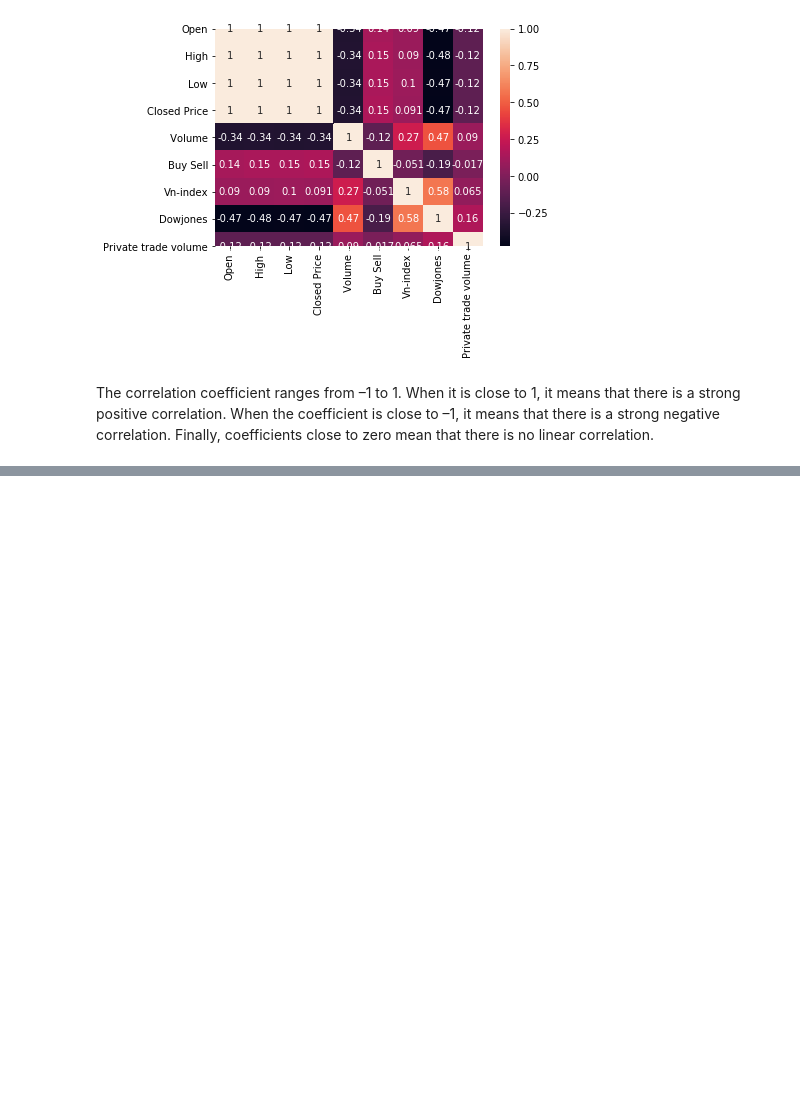
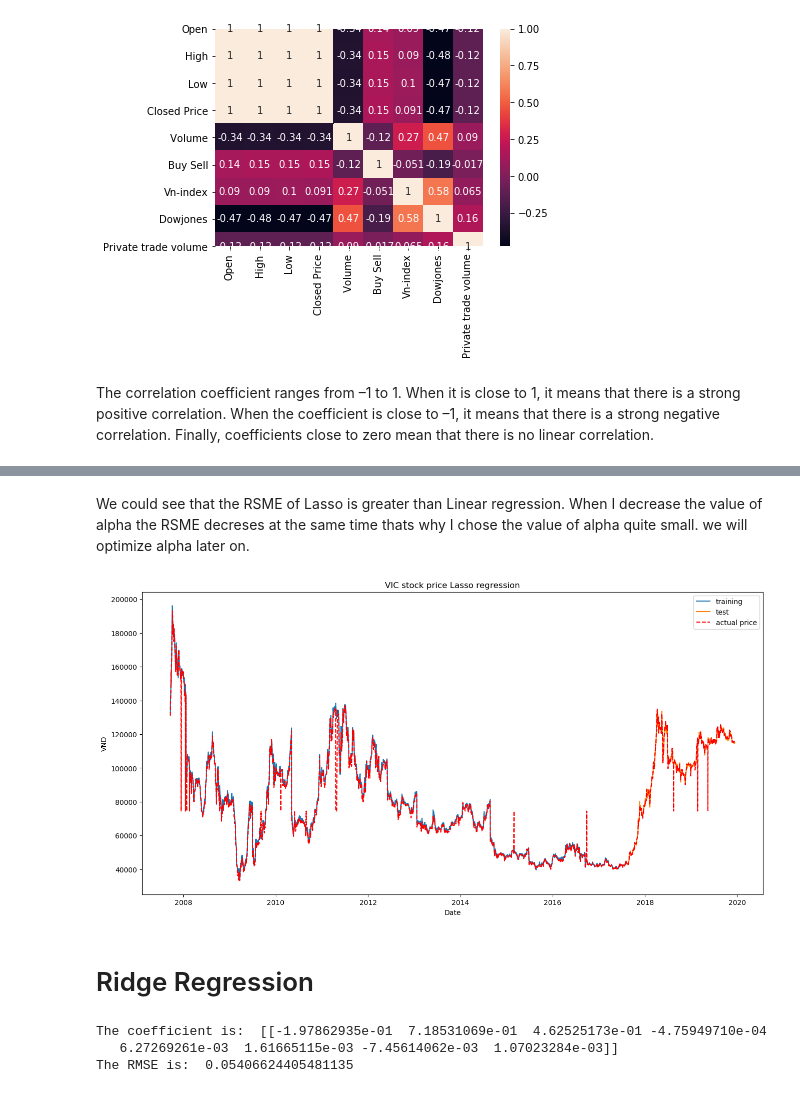
Before and after one commit to lazykat031192/pythonprojectfinal, a Jupyter notebook: pythonfinalproject.ipynb, the cells around one changed output, grey strips where cells are left out. Saved outputs shown, nothing was run; the diff lists cells and outputs as text; code cells hidden in the pictures; blank space fills up the shorter version.

```diff
--- a/pythonfinalproject.ipynb
+++ b/pythonfinalproject.ipynb
@@ -25,6 +26,7 @@ VIC_train=pd.read_csv("C:/Users/DELL/Desktop/VIC_train.csv") #training set  20/9
 VIC_test=pd.read_csv("C:/Users/DELL/Desktop/VIC_test.csv") #test set  1/8/2018-13/12/2019
 VIC=pd.read_csv("C:/Users/DELL/Desktop/VIC.csv") #the whole data set, which 80.5% is for training, 19.5%  is for testing
 
+#
 #X = VIC.values
 #train_size = int(len(X) * 0.805)
 #train, test = X[0:train_size], X[train_size:len(X)]
@@ -35,6 +37,7 @@ VIC=pd.read_csv("C:/Users/DELL/Desktop/VIC.csv") #the whole data set, which 80.5
 #make a copy of train and test data so that even if we do changes in these dataset we will not lose the original dataset
 train=VIC_train.copy()
 test=VIC_test.copy()
+VIC_new =VIC.copy()
 
 #change the data type to datetime format
 train['Date'] = pd.to_datetime(train.Date,format='%m/%d/%Y')
@@ -42,6 +45,7 @@ test['Date'] = pd.to_datetime(test.Date,format='%m/%d/%Y')
 VIC_train['Date'] = pd.to_datetime(VIC_train.Date,format='%m/%d/%Y')
 VIC_test['Date'] = pd.to_datetime(VIC_test.Date,format='%m/%d/%Y')
 VIC['Date']=pd.to_datetime(VIC.Date,format='%m/%d/%Y')
+VIC_new['Date']=pd.to_datetime(VIC_new.Date,format='%m/%d/%Y')
 
 #Check loaded data.
 print(train.info())
@@ -133,0 +244,35 @@ linear correlation.
+# %% [markdown]
+We could see that the RSME of Lasso is greater than Linear regression. When I decrease the value of alpha the RSME decreses at the same time thats why I chose the value of alpha quite small. we will optimize alpha later on.
+# %%
+#draw graph of stock price
+reg1 = linear_model.Lasso(alpha=0.00001)
+reg1.fit(train_attribute, train_price)
+reg1.fit(test_attribute, test_price)
+train['predict price']=reg1.predict(train_attribute)
+test['predict price']=reg1.predict(test_attribute)
+plt.figure(figsize=(16, 8), dpi=100)
+plt.plot(train['Date'], train['predict price'], label='training')
+plt.plot(test['Date'],test['predict price'],label='test')
+plt.plot(VIC_new['Date'], VIC_new['Closed Price'],label='actual price',color='red',linestyle='--')
+plt.xlabel('Date')
+plt.ylabel('VND')
+plt.title('VIC stock price Lasso regression')
+plt.legend(loc='best')
+plt.show()
+# %% [output]
+[figure, added]
+# %% [markdown]
+# Ridge Regression
+# %%
+from sklearn.linear_model import Ridge
+reg2 = linear_model.Ridge(alpha=0.00001,solver='cholesky')
+reg2.fit(train_attribute_sc, train_price_sc)
+test_prediction=reg2.predict(test_attribute_sc)
+ridge_mse = mean_squared_error(test_price_sc, test_prediction)
+ridge_rmse = np.sqrt(ridge_mse)
+print('The coefficient is: ',reg2.coef_)
+print('The RMSE is: ',ridge_rmse)
+# %% [output]
+The coefficient is:  [[-1.97862935e-01  7.18531069e-01  4.62525173e-01 -4.75949710e-04
+   6.27269261e-03  1.61665115e-03 -7.45614062e-03  1.07023284e-03]]
+The RMSE is:  0.05406624405481135
```
Also changed, not shown: parts of 52 cells of this notebook.
